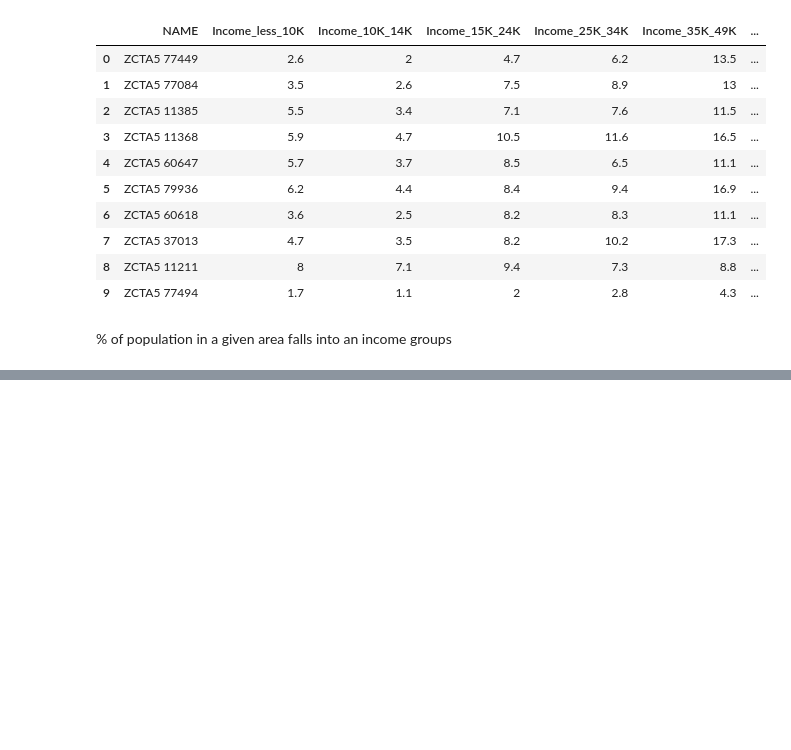
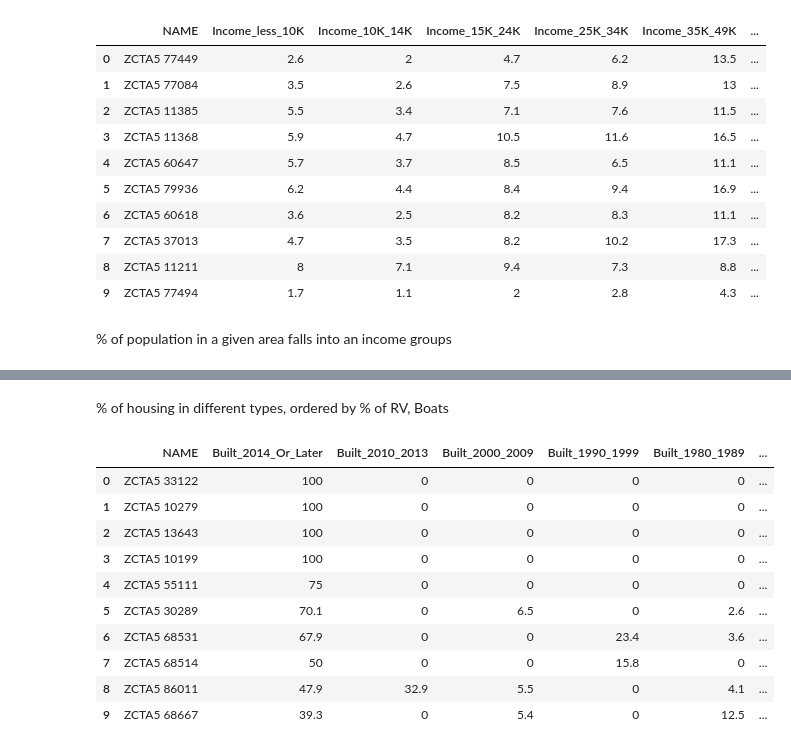
Before and after one commit to xindixu/US-demographic-analysis, a Jupyter notebook: primary-data/acs-2018_explore.ipynb, the cells around one changed output, grey strips where cells are left out. Saved outputs shown, nothing was run; the diff lists cells and outputs as text; code cells hidden in the pictures; blank space fills up the shorter version.

```diff
--- a/primary-data/acs-2018_explore.ipynb
+++ b/primary-data/acs-2018_explore.ipynb
@@ -114,0 +164,22 @@ limit 10
+# %% [markdown]
+% of housing in different types, ordered by % of RV, Boats
+# %%
+%%bigquery
+select NAME, DP04_0017PE as Built_2014_Or_Later, DP04_0018PE as Built_2010_2013, DP04_0019PE as Built_2000_2009, DP04_0020PE as Built_1990_1999, DP04_0021PE as Built_1980_1989,
+DP04_0022PE as Built_1970_1979, DP04_0023PE as Built_1960_1969, DP04_0024PE as Built_1950_1959, DP04_0025PE as Built_1940_1949, DP04_0026PE as Built_1939_Or_After
+from acs_2018_staging.housing
+where safe_cast(DP04_0017PE as FLOAT64) > 0
+order by safe_cast(DP04_0017PE as FLOAT64) desc
+limit 10
+# %% [output]
+|  | NAME | Built_2014_Or_Later | Built_2010_2013 | Built_2000_2009 | Built_1990_1999 | Built_1980_1989 | ... |
+| 0 | ZCTA5 33122 | 100 | 0 | 0 | 0 | 0 | ... |
+| 1 | ZCTA5 10279 | 100 | 0 | 0 | 0 | 0 | ... |
+| 2 | ZCTA5 13643 | 100 | 0 | 0 | 0 | 0 | ... |
+| 3 | ZCTA5 10199 | 100 | 0 | 0 | 0 | 0 | ... |
+| 4 | ZCTA5 55111 | 75 | 0 | 0 | 0 | 0 | ... |
+| 5 | ZCTA5 30289 | 70.1 | 0 | 6.5 | 0 | 2.6 | ... |
+| 6 | ZCTA5 68531 | 67.9 | 0 | 0 | 23.4 | 3.6 | ... |
+| 7 | ZCTA5 68514 | 50 | 0 | 0 | 15.8 | 0 | ... |
+| 8 | ZCTA5 86011 | 47.9 | 32.9 | 5.5 | 0 | 4.1 | ... |
+| 9 | ZCTA5 68667 | 39.3 | 0 | 5.4 | 0 | 12.5 | ... |
```
Also changed, not shown: parts of 7 cells of this notebook.
